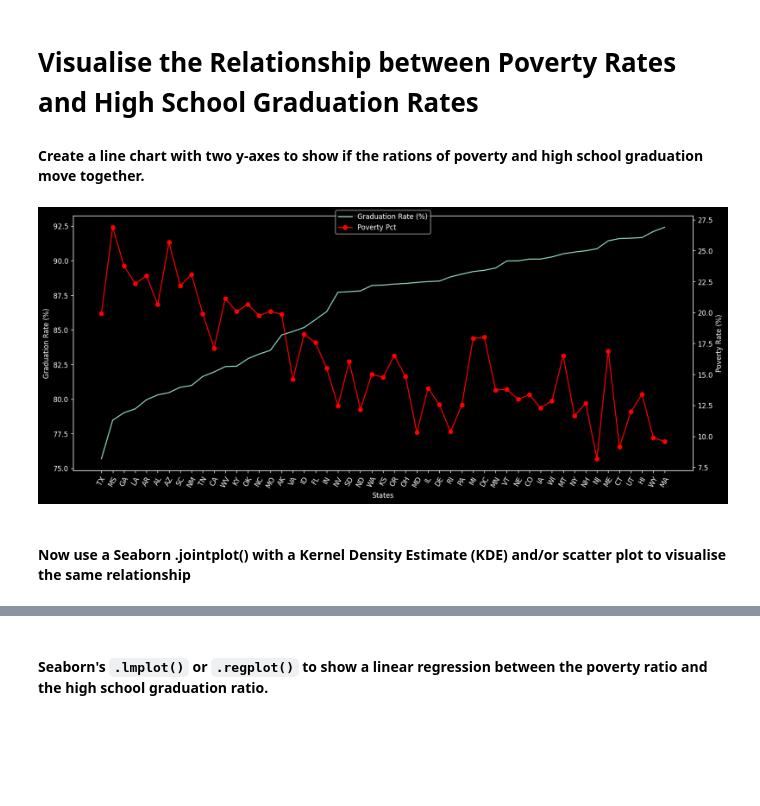
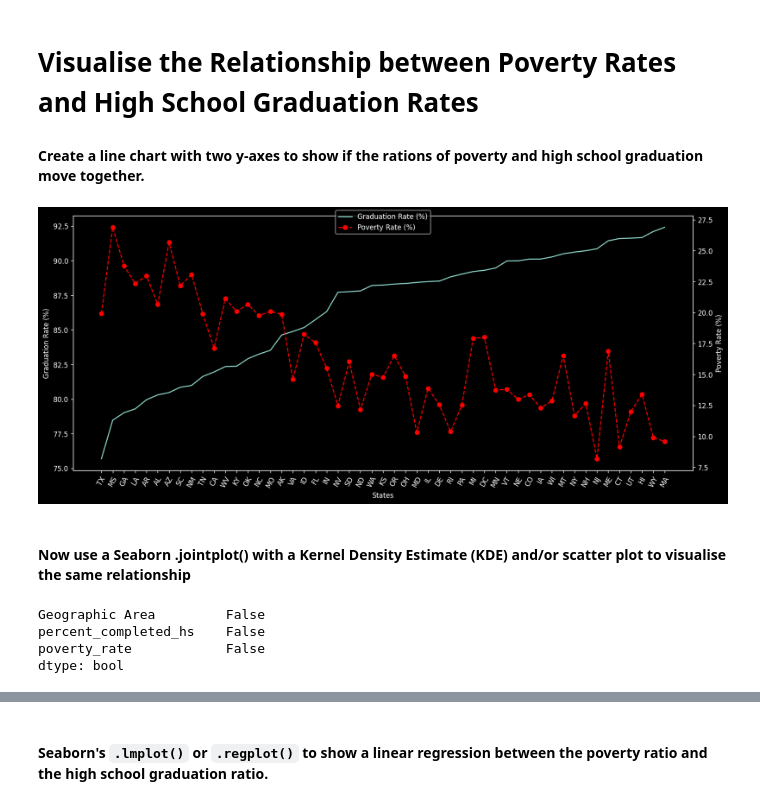
Before and after one commit to SeanRVACode/Professional-Portfolio, a Jupyter notebook: Analyze Deaths involving Police in the US/Fatal_Force_(start).ipynb, the cells around one changed output, grey strips where cells are left out. Cells and saved outputs as stored; diff of their text form; code cells hidden in the pictures; blank space fills up the shorter version.

```diff
--- a/Analyze Deaths involving Police in the US/Fatal_Force_(start).ipynb
+++ b/Analyze Deaths involving Police in the US/Fatal_Force_(start).ipynb
@@ -147,30 +147,38 @@ fig.show()
 # %%
 df_merge_grad_pov = pd.merge(df_pct_completed_hs,df_pov_state,on='Geographic Area')
 
 df_merge_grad_pov.sort_values('percent_completed_hs',ascending=True,inplace=True)
 
 fig,ax1 = plt.subplots(figsize=(14,6))
 
 
 
 ax1.plot(df_merge_grad_pov['Geographic Area'],df_merge_grad_pov['percent_completed_hs'],label='Graduation Rate (%)')
 ax2 = ax1.twinx()
 
-ax2.plot(df_merge_grad_pov['Geographic Area'],df_merge_grad_pov['poverty_rate'],label="Poverty Pct",marker='o',color='red')
+ax2.plot(df_merge_grad_pov['Geographic Area'],df_merge_grad_pov['poverty_rate'],label="Poverty Rate (%)",linestyle='dashed',marker='o',color='red')
 
 ax1.set_xlabel('States')
 ax1.set_ylabel('Graduation Rate (%)')
 
 
 
 # ax2.invert_yaxis()
 ax2.set_ylabel('Poverty Rate (%)')
 ax1.tick_params(axis='x',labelrotation=60)
 fig.legend(loc='upper center')
 fig.set_dpi(120)
 fig.tight_layout()
 # plt.subplots_adjust(bottom=0.4)
 # %% [output]
-[figure, old version]
+[figure, new version]
 # %% [markdown]
 #### Now use a Seaborn .jointplot() with a Kernel Density Estimate (KDE) and/or scatter plot to visualise the same relationship
+# %%
+df_merge_grad_pov.isna().any()
+df_merge_grad_pov
+# %% [output]
+Geographic Area         False
+percent_completed_hs    False
+poverty_rate            False
+dtype: bool
```
Also changed, not shown: parts of 1 cell of this notebook.
